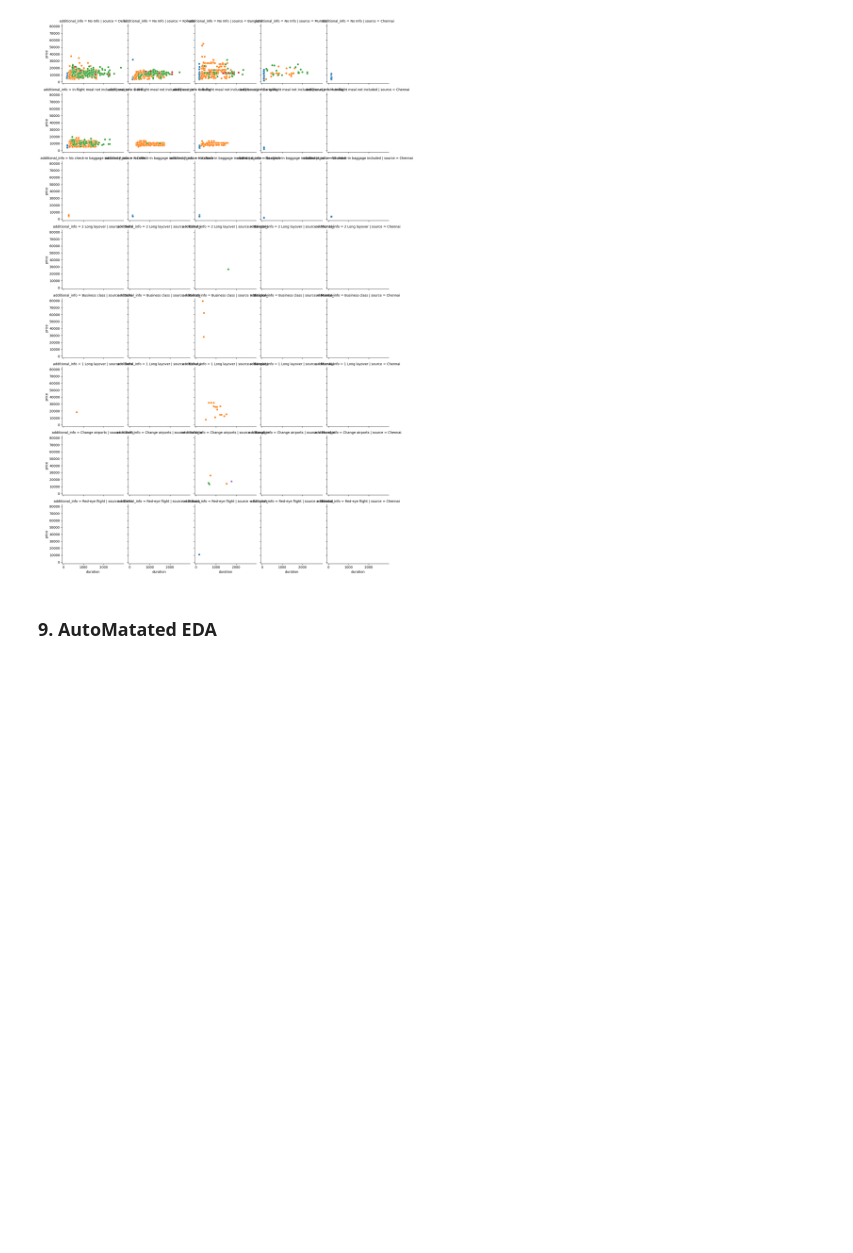
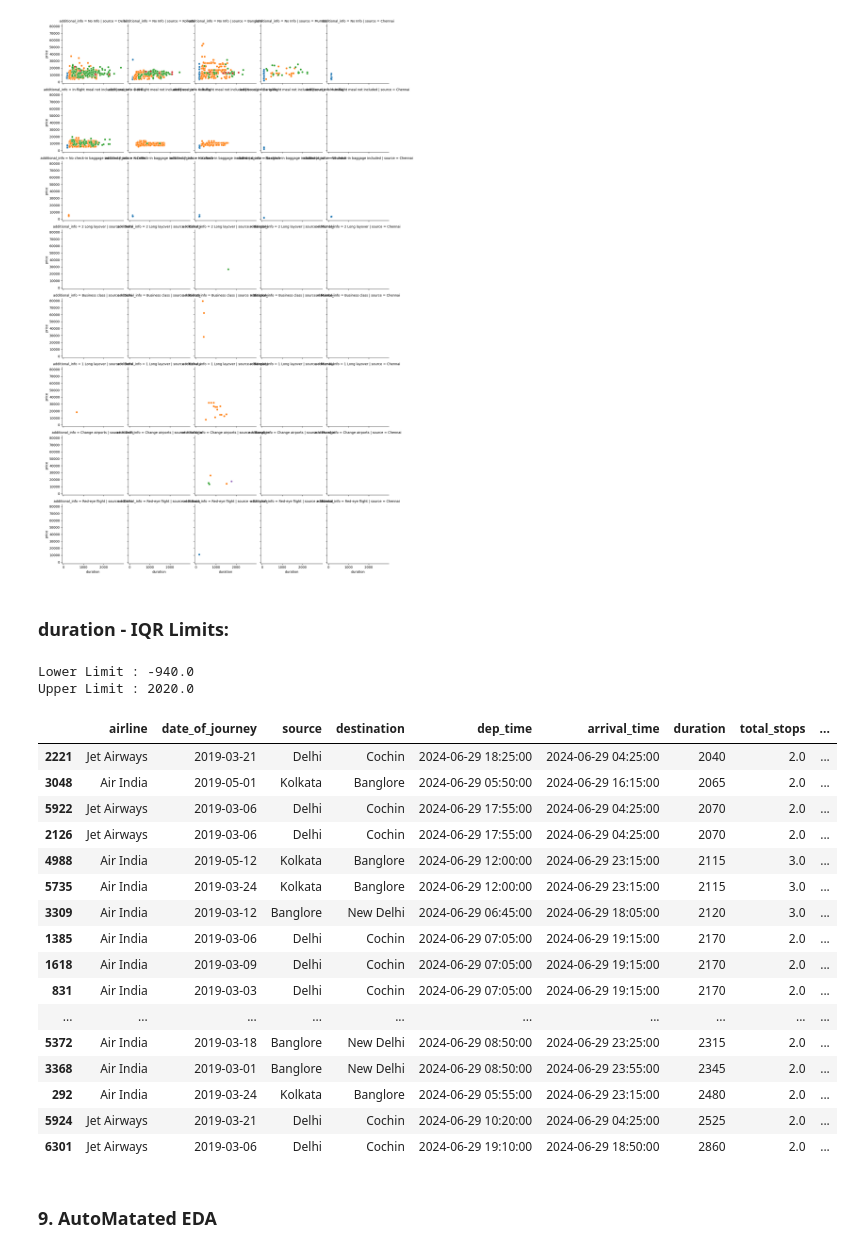
Before and after one commit to iamdebasishdas123/SageMaker_Flight_Prediction, a Jupyter notebook: Notebook/EDA.ipynb, the cells around one changed output. Cells and saved outputs as stored; diff of their text form; code cells hidden in the pictures; blank space fills up the shorter version.

```diff
--- a/Notebook/EDA.ipynb
+++ b/Notebook/EDA.ipynb
@@ -499,5 +504,28 @@ duration_grid.map(sns.scatterplot,"duration","price")
 # %% [output]
 <seaborn.axisgrid.FacetGrid at 0x...>
 [figure]
+# %%
+eda_helper_functions.get_iqr_outliers(train,"duration")
+# %% [output]
+duration - IQR Limits:
+Lower Limit : -940.0
+Upper Limit : 2020.0
+|  | airline | date_of_journey | source | destination | dep_time | arrival_time | duration | total_stops | ... |
+| 2221 | Jet Airways | 2019-03-21 | Delhi | Cochin | 2024-06-29 18:25:00 | 2024-06-29 04:25:00 | 2040 | 2.0 | ... |
+| 3048 | Air India | 2019-05-01 | Kolkata | Banglore | 2024-06-29 05:50:00 | 2024-06-29 16:15:00 | 2065 | 2.0 | ... |
+| 5922 | Jet Airways | 2019-03-06 | Delhi | Cochin | 2024-06-29 17:55:00 | 2024-06-29 04:25:00 | 2070 | 2.0 | ... |
+| 2126 | Jet Airways | 2019-03-06 | Delhi | Cochin | 2024-06-29 17:55:00 | 2024-06-29 04:25:00 | 2070 | 2.0 | ... |
+| 4988 | Air India | 2019-05-12 | Kolkata | Banglore | 2024-06-29 12:00:00 | 2024-06-29 23:15:00 | 2115 | 3.0 | ... |
+| 5735 | Air India | 2019-03-24 | Kolkata | Banglore | 2024-06-29 12:00:00 | 2024-06-29 23:15:00 | 2115 | 3.0 | ... |
+| 3309 | Air India | 2019-03-12 | Banglore | New Delhi | 2024-06-29 06:45:00 | 2024-06-29 18:05:00 | 2120 | 3.0 | ... |
+| 1385 | Air India | 2019-03-06 | Delhi | Cochin | 2024-06-29 07:05:00 | 2024-06-29 19:15:00 | 2170 | 2.0 | ... |
+| 1618 | Air India | 2019-03-09 | Delhi | Cochin | 2024-06-29 07:05:00 | 2024-06-29 19:15:00 | 2170 | 2.0 | ... |
+| 831 | Air India | 2019-03-03 | Delhi | Cochin | 2024-06-29 07:05:00 | 2024-06-29 19:15:00 | 2170 | 2.0 | ... |
+| ... | ... | ... | ... | ... | ... | ... | ... | ... | ... |
+| 5372 | Air India | 2019-03-18 | Banglore | New Delhi | 2024-06-29 08:50:00 | 2024-06-29 23:25:00 | 2315 | 2.0 | ... |
+| 3368 | Air India | 2019-03-01 | Banglore | New Delhi | 2024-06-29 08:50:00 | 2024-06-29 23:55:00 | 2345 | 2.0 | ... |
+| 292 | Air India | 2019-03-24 | Kolkata | Banglore | 2024-06-29 05:55:00 | 2024-06-29 23:15:00 | 2480 | 2.0 | ... |
+| 5924 | Jet Airways | 2019-03-21 | Delhi | Cochin | 2024-06-29 10:20:00 | 2024-06-29 04:25:00 | 2525 | 2.0 | ... |
+| 6301 | Jet Airways | 2019-03-06 | Delhi | Cochin | 2024-06-29 19:10:00 | 2024-06-29 18:50:00 | 2860 | 2.0 | ... |
 # %% [markdown]
 ### 9. AutoMatated EDA
```
Also changed, not shown: parts of 4 cells of this notebook, 1 other file.
